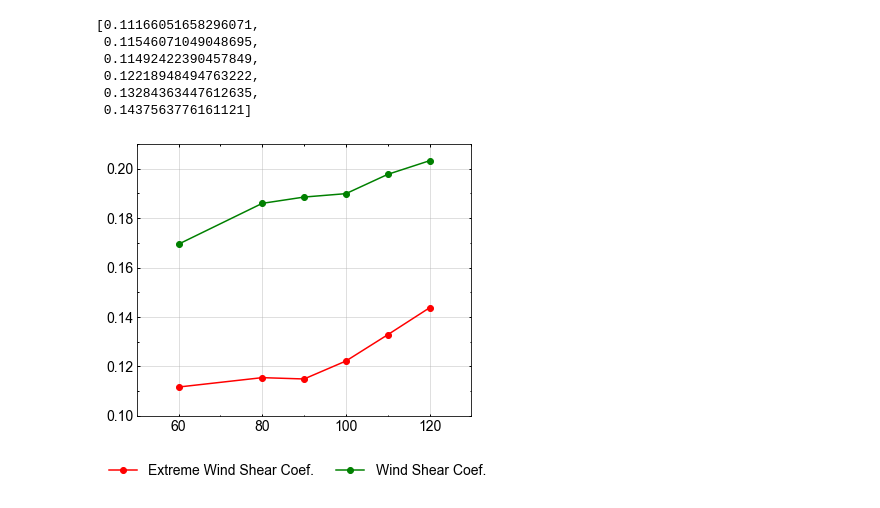
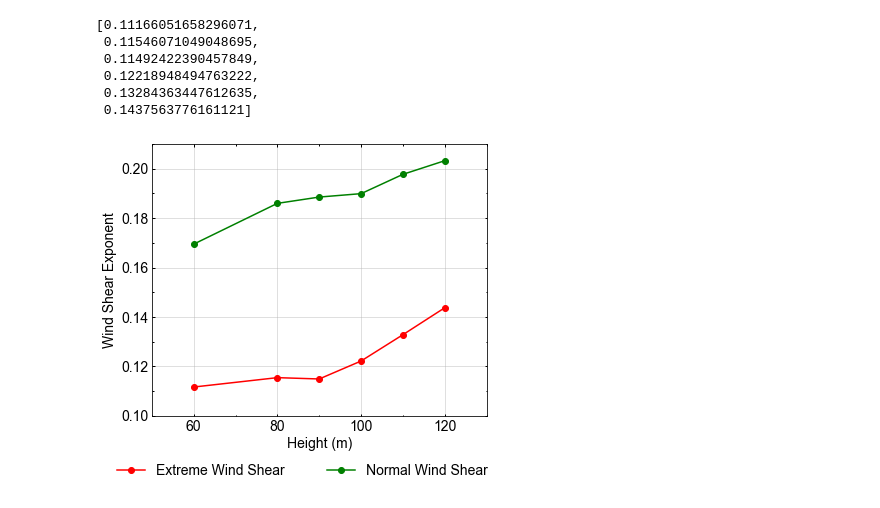
Before and after one commit to panmits86-zz/ENVE5320_Project, a Jupyter notebook: ENVE5320_Project_Part1.ipynb, the cells around one changed output. Saved outputs shown, nothing was run; the diff lists cells and outputs as text; code cells hidden in the pictures.

Commit message:
add axes labels to the wind shear plot

```diff
--- a/ENVE5320_Project_Part1.ipynb
+++ b/ENVE5320_Project_Part1.ipynb
@@ -609,33 +609,35 @@ wind_shear = [popt6[0], popt5[0], popt4[0], popt3[0], popt2[0], popt1[0]]
 # %%
 fig, ax = plt.subplots(figsize=(6,5))
 
 mpl.rcParams['font.family'] = 'Arial'
 mpl.rcParams['font.size'] = 14
 
-plt.plot(levels, extreme_wind_shear, marker='o', label='Extreme Wind Shear Coef.', color='red')
-plt.plot(levels, wind_shear, marker='o', label='Wind Shear Coef.', color='green')
+plt.plot(levels, extreme_wind_shear, marker='o', label='Extreme Wind Shear', color='red')
+plt.plot(levels, wind_shear, marker='o', label='Normal Wind Shear', color='green')
 plt.xlim(50,130)
 plt.ylim(0.1,0.21)
+plt.xlabel('Height (m)')
+plt.ylabel('Wind Shear Exponent')
 plt.grid(linestyle='-', alpha=0.5)
 #plt.legend()
 
 ax.xaxis.set_tick_params(which='major', size=2.5, width=1, direction='in', top='on')
 ax.yaxis.set_tick_params(which='major', size=2.5, width=1, direction='in', right='on')
 
 ax.xaxis.set_minor_locator(MultipleLocator(10.))
 ax.xaxis.set_tick_params(which='minor', size=1.5, width=1., direction='in', top='on',pad=7)
 
 ax.yaxis.set_minor_locator(MultipleLocator(0.01))
 ax.yaxis.set_tick_params(which='minor', size=1.5, width=1., direction='in', top='on',pad=7)
 
 def flip(items, ncol):
     return itertools.chain(*[items[i::ncol] for i in range(ncol)])
 
 handles, labels = ax.get_legend_handles_labels()
 #ax_lst[1,0].legend(flip(handles, 3), flip(labels, 3), loc='best', ncol=3)
-ax.legend(flip(handles, 1), flip(labels, 1),bbox_to_anchor=(-0.1, -0.25, 1.16, 2), loc='lower left',
+ax.legend(flip(handles, 1), flip(labels, 1),bbox_to_anchor=(-0.12, -0.25, 1.14, 2), loc='lower left',
            ncol=2, mode="expand", borderaxespad=0.,frameon=False)
 
-plt.savefig('enve5320_wind_shear_coef.png', dpi=300,bbox_inches='tight')
+plt.savefig('enve5320_wind_shear_coef.pdf', dpi=300,bbox_inches='tight')
 # %% [output]
-[figure, old version]
+[figure, new version]
```
Also changed, not shown: parts of 10 cells of this notebook.
